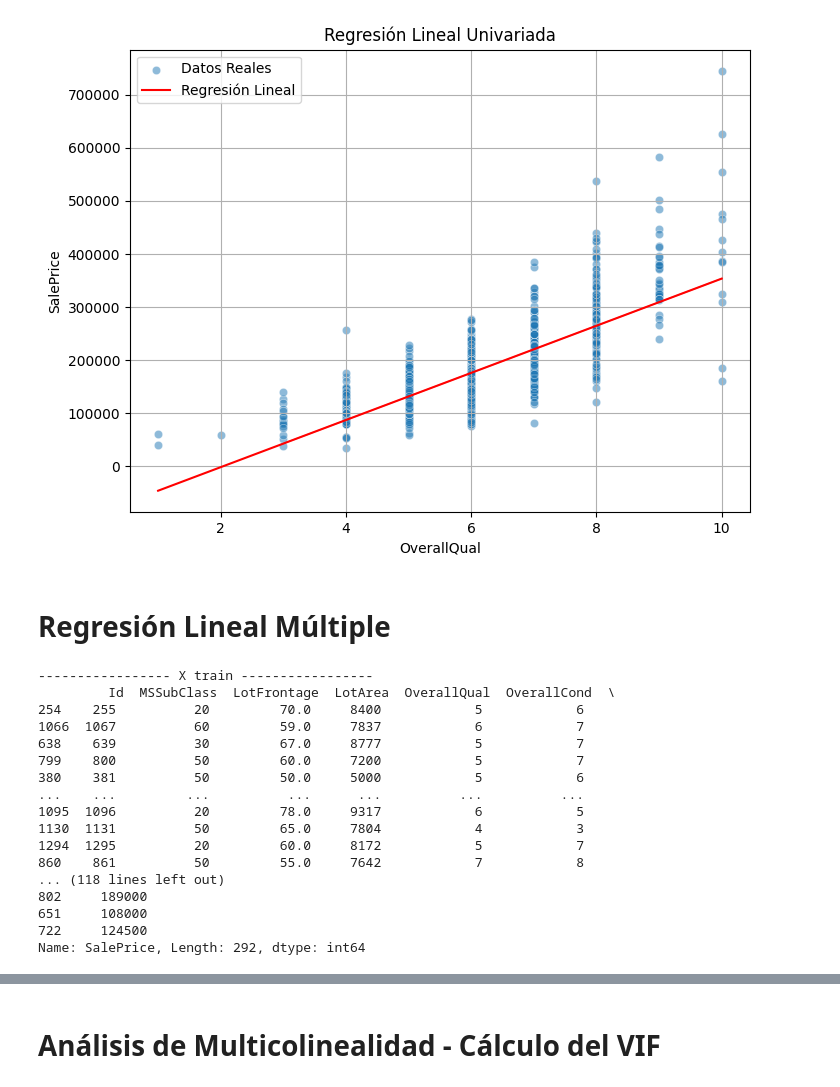
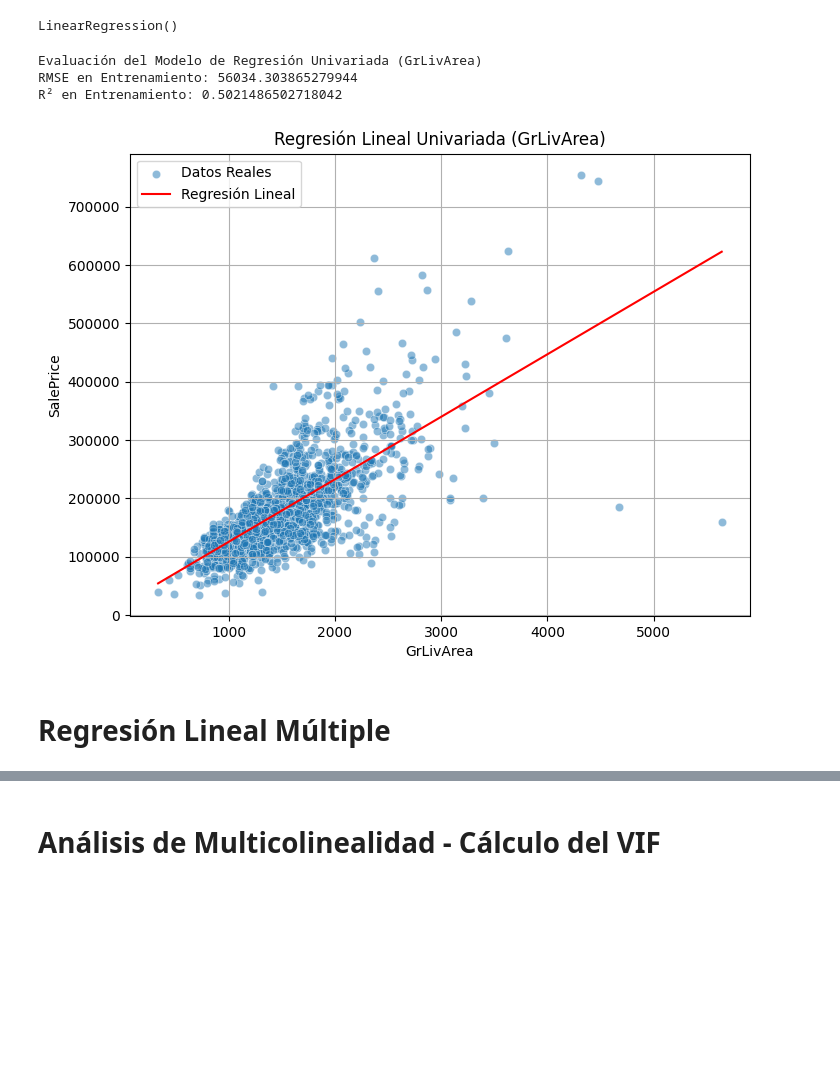
Before and after one commit to DiegoGarV/HDT3-DM, a Jupyter notebook: regresion_lineal.ipynb, the cells around one changed output, grey strips where cells are left out. Saved outputs shown, nothing was run; the diff lists cells and outputs as text; code cells hidden in the pictures; blank space fills up the shorter version.

```diff
--- a/regresion_lineal.ipynb
+++ b/regresion_lineal.ipynb
@@ -97,0 +19,9 @@ R² (test): 0.6504677778896863
+# %%
+df_train = pd.read_csv("train.csv")
+df_test = pd.read_csv("test.csv")
+
+print("Datos de Entrenamiento: \n")
+print(df_train.head())
+
+print("\n Datos de Prueba:")
+print(df_test.head())
@@ -98,50 +46,36 @@ R² (test): 0.6504677778896863
+# %%
+X_train_uni = df_train[['GrLivArea']]
+y_train = df_train['SalePrice']
+
+lin_reg_uni = LinearRegression()
+lin_reg_uni.fit(X_train_uni, y_train)
+# %% [output]
+LinearRegression()
+# %%
+
+y_train_pred_uni = lin_reg_uni.predict(X_train_uni)
+
+train_rmse_uni = np.sqrt(mean_squared_error(y_train, y_train_pred_uni))
+train_r2_uni = r2_score(y_train, y_train_pred_uni)
+
+print("Evaluación del Modelo de Regresión Univariada (GrLivArea)")
+print(f"RMSE en Entrenamiento: {train_rmse_uni}")
+print(f"R² en Entrenamiento: {train_r2_uni}")
+# %% [output]
+Evaluación del Modelo de Regresión Univariada (GrLivArea)
+RMSE en Entrenamiento: 56034.303865279944
+R² en Entrenamiento: 0.5021486502718042
 # %%
-
-# Gráfico de regresión
 plt.figure(figsize=(8,6))
-sns.scatterplot(x=X_train['OverallQual'], y=y_train, alpha=0.5, label="Datos Reales")
-sns.lineplot(x=X_train['OverallQual'], y=y_train_pred, color='red', label="Regresión Lineal")
-plt.xlabel("OverallQual")
+sns.scatterplot(x=X_train_uni['GrLivArea'], y=y_train, alpha=0.5, label="Datos Reales")
+sns.lineplot(x=X_train_uni['GrLivArea'], y=y_train_pred_uni, color='red', label="Regresión Lineal")
+plt.xlabel("GrLivArea")
 plt.ylabel("SalePrice")
-plt.title("Regresión Lineal Univariada")
+plt.title("Regresión Lineal Univariada (GrLivArea)")
 plt.legend()
 plt.grid(True)
 plt.show()
 # %% [output]
-[figure, old version]
+[figure, new version]
 # %% [markdown]
 # Regresión Lineal Múltiple
-# %%
-# Filtrar solo columnas numéricas
-num_features = df.select_dtypes(include=['number']).columns.tolist()
-num_features.remove('SalePrice')  # Remover la variable objetivo
-
-# Crear X y y
-X = df[num_features]
-y = df['SalePrice']
-
-# Dividir datos en entrenamiento y prueba
-X_train, X_test, y_train, y_test = train_test_split(X, y, test_size=0.2, random_state=42)
-
-print("----------------- X train ----------------- \n", X_train)
-print("----------------- X test ----------------- \n", X_test)
-print("----------------- Y train ----------------- \n", y_train)
-print("----------------- Y test ----------------- \n", y_test)
-# %% [output]
------------------ X train -----------------
-         Id  MSSubClass  LotFrontage  LotArea  OverallQual  OverallCond  \
-254    255          20         70.0     8400            5            6
-1066  1067          60         59.0     7837            6            7
-638    639          30         67.0     8777            5            7
-799    800          50         60.0     7200            5            7
-380    381          50         50.0     5000            5            6
-...    ...         ...          ...      ...          ...          ...
-1095  1096          20         78.0     9317            6            5
-1130  1131          50         65.0     7804            4            3
-1294  1295          20         60.0     8172            5            7
-860    861          50         55.0     7642            7            8
-... (118 lines left out)
-802     189000
-651     108000
-722     124500
-Name: SalePrice, Length: 292, dtype: int64
```
Also changed, not shown: parts of 26 cells of this notebook.
